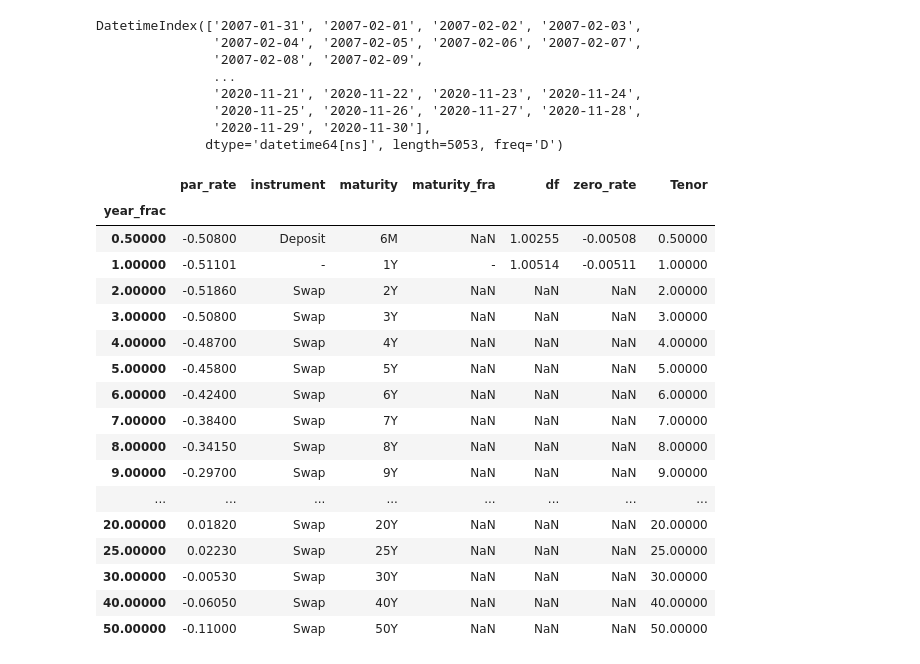
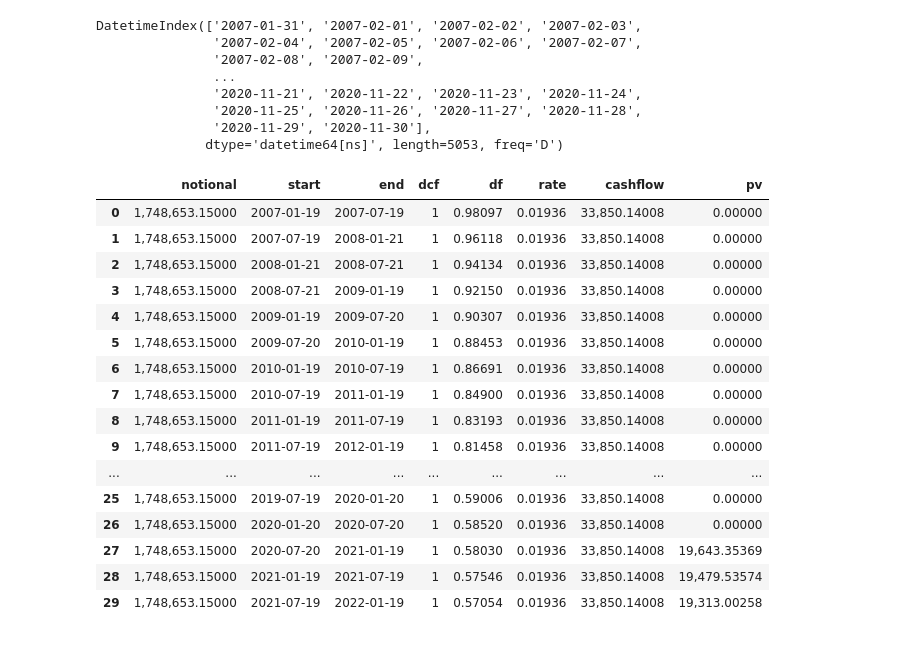
Before and after one commit to mayer19/FinancialDerivativesGroupProject, a Jupyter notebook: Derivatives.ipynb, the cells around one changed output. Saved outputs shown, nothing was run; the diff lists cells and outputs as text; code cells hidden in the pictures.

```diff
--- a/Derivatives.ipynb
+++ b/Derivatives.ipynb
@@ -340,8 +362,8 @@ PV of float leg is: 751,154.04
 # %%
 fixed_leg = pd.DataFrame({
     'notional': swap_notional,
-    'start': loan_dates[::2][:-1],
-    'end': loan_dates[::2][1:]
+    'start': loan_dates[::1][:-1],
+    'end': loan_dates[::1][1:]
 })
 
 fixed_leg['dcf'] = 1
@@ -500,7 +524,18 @@ DatetimeIndex(['2007-01-31', '2007-02-01', '2007-02-02', '2007-02-03',
                '2020-11-25', '2020-11-26', '2020-11-27', '2020-11-28',
                '2020-11-29', '2020-11-30'],
               dtype='datetime64[ns]', length=5053, freq='D')
+# %%
+def getDF2(dt):
+    x = (dt - start_date).days
+    return np.interp(x, yield_curve_hist.days, yield_curve_hist.df)
+
+def getFwd2(start, end):
+    DF0 = getDF2(start)
+    DF1 = getDF2(end)
+    n = (end - start).days / 360
+    return (DF0 / DF1 - 1) / n
 # %%
+market_value_hist=[]
 for b in hist_dates:
     try:
         swaps_hist=swaps.loc[str(b)].transpose()
@@ -512,51 +547,83 @@ for b in hist_dates:
         swaps_hist.loc[swaps_hist["instrument"] == "FRA", "maturity"] = swaps_hist["maturity_fra"] #getting the new maturity
         swaps_hist["year_frac"] = swaps_hist["maturity"].apply(extract_number)
         swaps_hist.set_index('index',inplace=True)
         forward_hist=swaps_hist.loc['FRA 6X12', 'par_rate']
         one_year_rate_hist=(((1+swaps_hist.loc['Deposit 6M', 'par_rate'])**swaps_hist.loc['Deposit 6M', 'year_frac'])*(1+forward_hist)**(1-swaps_hist.loc['Deposit 6M', 'year_frac']))-1
         yield_curve_hist = swaps_hist[swaps_hist.index.str.contains("FRA") == False]
         one_year_rate_frame_hist = pd.DataFrame([[one_year_rate_hist,'-','1Y','-',1.0]],
             index=['Swap 1Y'],
             columns=['par_rate', 'instrument','maturity','maturity_fra','year_frac'])
         yield_curve_hist=yield_curve_hist.append(one_year_rate_frame_hist)
         yield_curve_hist.set_index('year_frac',inplace=True)
         yield_curve_hist.loc[0.5, 'df'] = 1 / (1 + (yield_curve_hist.loc[0.5, 'par_rate']/100) * 0.5)
         yield_curve_hist.loc[0.5, 'zero_rate'] = yield_curve_hist.loc[0.5, 'par_rate']/100
         yield_curve_hist.loc[1, 'df'] = 1 / (1 + yield_curve_hist.loc[1, 'par_rate']/100 * 1)
         yield_curve_hist.loc[1, 'zero_rate'] = yield_curve_hist.loc[1, 'par_rate']/100
         yield_curve_hist=yield_curve_hist.sort_index()
         yield_curve_hist["Tenor"]= yield_curve_hist.index
-        yield_curve_hist['maturity'] = [date(b.year,b.month+6,b.day)] + [date(b.year + int(n), b.month, b.day) for n in yield_curve_hist.index[1:]]
-        yield_curve_hist['days'] = yield_curve_hist.maturity.apply(lambda x: (x - b).days)
+        yield_curve_hist['maturity'] = [b+relativedelta(months=+6)] + [date(b.year +int(n), b.month, b.day) for n in yield_curve_hist.index[1:]]
+        for n in range(0,len(yield_curve_hist['maturity'])):
+            yield_curve_hist.iloc[n,2]=date(yield_curve_hist.iloc[n,2].year,yield_curve_hist.iloc[n,2].month,yield_curve_hist.iloc[n,2].day)
+        yield_curve_hist['days'] = yield_curve_hist.maturity.apply(lambda x: (x - date(b.year,b.month,b.day)).days)
         idx_hist=0
         row_hist=0
         for idx_hist, row_hist in yield_curve_hist.loc[2:].iterrows():
             prev_dfs = yield_curve_hist.loc[1:idx_hist-1].df.sum()
             yield_curve_hist.loc[idx_hist, 'df'] = (1 - row_hist.par_rate/100 * prev_dfs) / (1+row_hist.par_rate/100)
         for a in yield_curve_hist.index[2:]:
             yield_curve_hist.loc[a,'zero_rate']=((1/yield_curve_hist.loc[a,'df'])**(1/a))-1
+        b = date(b.year,b.month,b.day)
 
+        pd.options.display.float_format = '{:,.5f}'.format
+        float_leg_hist = pd.DataFrame({'notional': swap_notional,'start': loan_dates[:-1],'end': loan_dates[1:]})
+        float_leg_hist['dcf'] = float_leg_hist.apply(lambda x: (x.end - x.start).days / 360, axis=1)
+        float_leg_hist['fwd'] = float_leg_hist.apply(lambda row: getFwd2(row.start, row.end), axis=1)
+        float_leg_hist.loc[0, 'fwd'] = yield_curve_hist.loc[0.5, 'par_rate']/100
+        float_leg_hist['cf'] = float_leg_hist.notional * float_leg_hist.dcf * float_leg_hist.fwd
+        float_leg_hist['df'] = float_leg_hist.end.apply(getDF)
+        float_leg_hist['pv'] = float_leg_hist.cf * float_leg_hist.df
+        for n in range(0,len(float_leg_hist['notional'])):
+            if  b>=float_leg_hist.iloc[n,2]:
+                float_leg_hist.iloc[n,7]=0
+        float_leg_hist_pv = float_leg_hist.pv.sum()
+
+
+        fixed_leg_hist = pd.DataFrame({'notional': swap_notional,'start': loan_dates[::1][:-1],'end': loan_dates[::1][1:]})
+        fixed_leg_hist['dcf'] = 1
+        fixed_leg_hist['df'] = fixed_leg_hist.end.apply(getDF)
+        fixed_leg_hist['rate'] = fixed_rate
+        fixed_leg_hist['cashflow'] = fixed_leg_hist.notional * fixed_leg_hist.dcf * fixed_leg_hist.rate
+        fixed_leg_hist['pv'] = fixed_leg_hist.cashflow * fixed_leg_hist.df
+        for n in range(0,len(fixed_leg_hist['notional'])):
+            if  b>=fixed_leg_hist.iloc[n,2]:
+                fixed_leg_hist.iloc[n,7]=0
+        fixed_leg_hist_pv = fixed_leg_hist.pv.sum()
+
+        mk_value_hist=fixed_leg_hist_pv-float_leg_hist_pv
+
+
+        market_value_hist.append(mk_value_hist)
 
 
     except:
         continue
-yield_curve_hist
+
+fixed_leg_hist
 # %% [output]
-|  | par_rate | instrument | maturity | maturity_fra | df | zero_rate | Tenor |
-| year_frac |  |  |  |  |  |  |  |
-| 0.50000 | -0.50800 | Deposit | 6M | NaN | 1.00255 | -0.00508 | 0.50000 |
-| 1.00000 | -0.51101 | - | 1Y | - | 1.00514 | -0.00511 | 1.00000 |
-| 2.00000 | -0.51860 | Swap | 2Y | NaN | NaN | NaN | 2.00000 |
-| 3.00000 | -0.50800 | Swap | 3Y | NaN | NaN | NaN | 3.00000 |
-| 4.00000 | -0.48700 | Swap | 4Y | NaN | NaN | NaN | 4.00000 |
-| 5.00000 | -0.45800 | Swap | 5Y | NaN | NaN | NaN | 5.00000 |
-| 6.00000 | -0.42400 | Swap | 6Y | NaN | NaN | NaN | 6.00000 |
-| 7.00000 | -0.38400 | Swap | 7Y | NaN | NaN | NaN | 7.00000 |
-| 8.00000 | -0.34150 | Swap | 8Y | NaN | NaN | NaN | 8.00000 |
-| 9.00000 | -0.29700 | Swap | 9Y | NaN | NaN | NaN | 9.00000 |
-| ... | ... | ... | ... | ... | ... | ... | ... |
-| 20.00000 | 0.01820 | Swap | 20Y | NaN | NaN | NaN | 20.00000 |
-| 25.00000 | 0.02230 | Swap | 25Y | NaN | NaN | NaN | 25.00000 |
-| 30.00000 | -0.00530 | Swap | 30Y | NaN | NaN | NaN | 30.00000 |
-| 40.00000 | -0.06050 | Swap | 40Y | NaN | NaN | NaN | 40.00000 |
-| 50.00000 | -0.11000 | Swap | 50Y | NaN | NaN | NaN | 50.00000 |
+|  | notional | start | end | dcf | df | rate | cashflow | pv |
+| 0 | 1,748,653.15000 | 2007-01-19 | 2007-07-19 | 1 | 0.98097 | 0.01936 | 33,850.14008 | 0.00000 |
+| 1 | 1,748,653.15000 | 2007-07-19 | 2008-01-21 | 1 | 0.96118 | 0.01936 | 33,850.14008 | 0.00000 |
+| 2 | 1,748,653.15000 | 2008-01-21 | 2008-07-21 | 1 | 0.94134 | 0.01936 | 33,850.14008 | 0.00000 |
+| 3 | 1,748,653.15000 | 2008-07-21 | 2009-01-19 | 1 | 0.92150 | 0.01936 | 33,850.14008 | 0.00000 |
+| 4 | 1,748,653.15000 | 2009-01-19 | 2009-07-20 | 1 | 0.90307 | 0.01936 | 33,850.14008 | 0.00000 |
+| 5 | 1,748,653.15000 | 2009-07-20 | 2010-01-19 | 1 | 0.88453 | 0.01936 | 33,850.14008 | 0.00000 |
+| 6 | 1,748,653.15000 | 2010-01-19 | 2010-07-19 | 1 | 0.86691 | 0.01936 | 33,850.14008 | 0.00000 |
+| 7 | 1,748,653.15000 | 2010-07-19 | 2011-01-19 | 1 | 0.84900 | 0.01936 | 33,850.14008 | 0.00000 |
+| 8 | 1,748,653.15000 | 2011-01-19 | 2011-07-19 | 1 | 0.83193 | 0.01936 | 33,850.14008 | 0.00000 |
+| 9 | 1,748,653.15000 | 2011-07-19 | 2012-01-19 | 1 | 0.81458 | 0.01936 | 33,850.14008 | 0.00000 |
+| ... | ... | ... | ... | ... | ... | ... | ... | ... |
+| 25 | 1,748,653.15000 | 2019-07-19 | 2020-01-20 | 1 | 0.59006 | 0.01936 | 33,850.14008 | 0.00000 |
+| 26 | 1,748,653.15000 | 2020-01-20 | 2020-07-20 | 1 | 0.58520 | 0.01936 | 33,850.14008 | 0.00000 |
+| 27 | 1,748,653.15000 | 2020-07-20 | 2021-01-19 | 1 | 0.58030 | 0.01936 | 33,850.14008 | 19,643.35369 |
+| 28 | 1,748,653.15000 | 2021-01-19 | 2021-07-19 | 1 | 0.57546 | 0.01936 | 33,850.14008 | 19,479.53574 |
+| 29 | 1,748,653.15000 | 2021-07-19 | 2022-01-19 | 1 | 0.57054 | 0.01936 | 33,850.14008 | 19,313.00258 |
```
Also changed, not shown: parts of 28 cells of this notebook.
